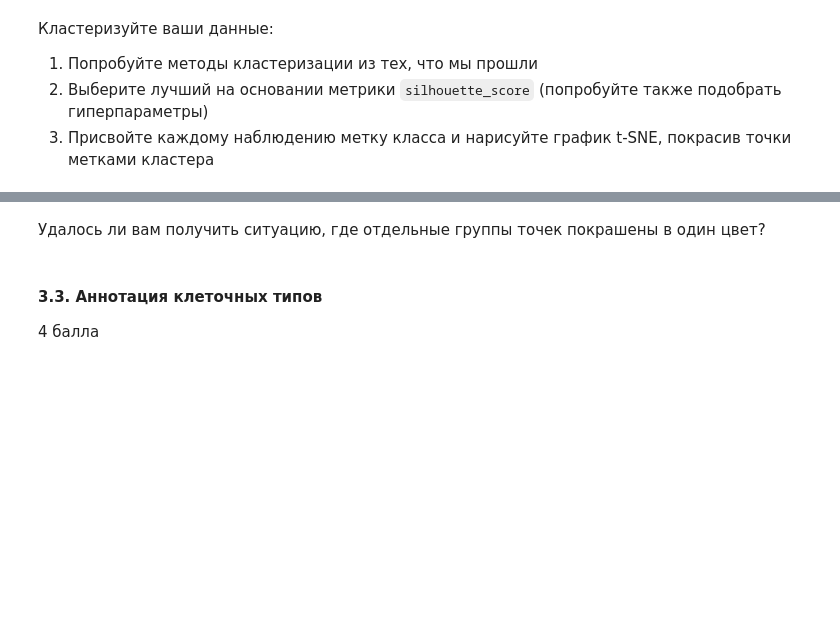
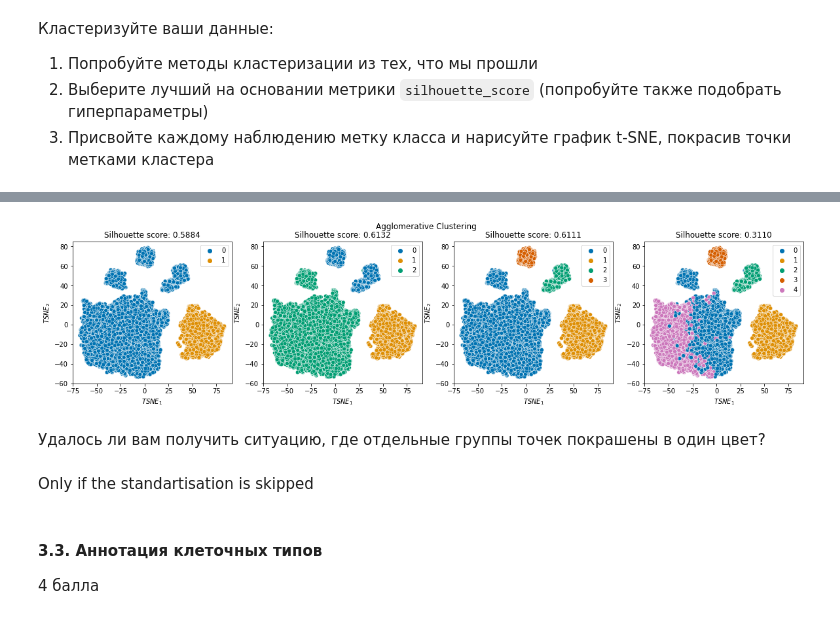
Before and after one commit to GusevaPolina/BI_ML_2023, a Jupyter notebook: homework_3_clustering/code/Cluster_tSNE.ipynb, the cells around one changed output, grey strips where cells are left out. Drawn from its saved outputs; the diff is of its cells as text; code cells hidden in the pictures; blank space fills up the shorter version.

```diff
--- a/homework_3_clustering/code/Cluster_tSNE.ipynb
+++ b/homework_3_clustering/code/Cluster_tSNE.ipynb
@@ -371,5 +500,20 @@ tsne_res = plot_tsne(fc_data)
+# %%
+clustering_method = AgglomerativeClustering
+
+fig, ax = plt.subplots(1,4, figsize=(20,4))
+plt.suptitle('Agglomerative Clustering')
+
+for cluster_number in range(2,6):
+  cl_method = clustering_method(n_clusters=cluster_number)
+  y_pred = cl_method.fit_predict(fc_data)
+  ax[cluster_number-2].set_title(f'Silhouette score: {silhouette_score(fc_data, y_pred):.4f}')
+  plot_tsne2(fc_data, n_ax=cluster_number-2, color=y_pred)
+# %% [output]
+[figure, added]
 # %% [markdown]
 Удалось ли вам получить ситуацию, где отдельные группы точек покрашены в один цвет?
+# %% [markdown]
+Only if the standartisation is skipped
 # %% [markdown]
 #### 3.3. Аннотация клеточных типов
 
```
Also changed, not shown: parts of 29 cells of this notebook.
